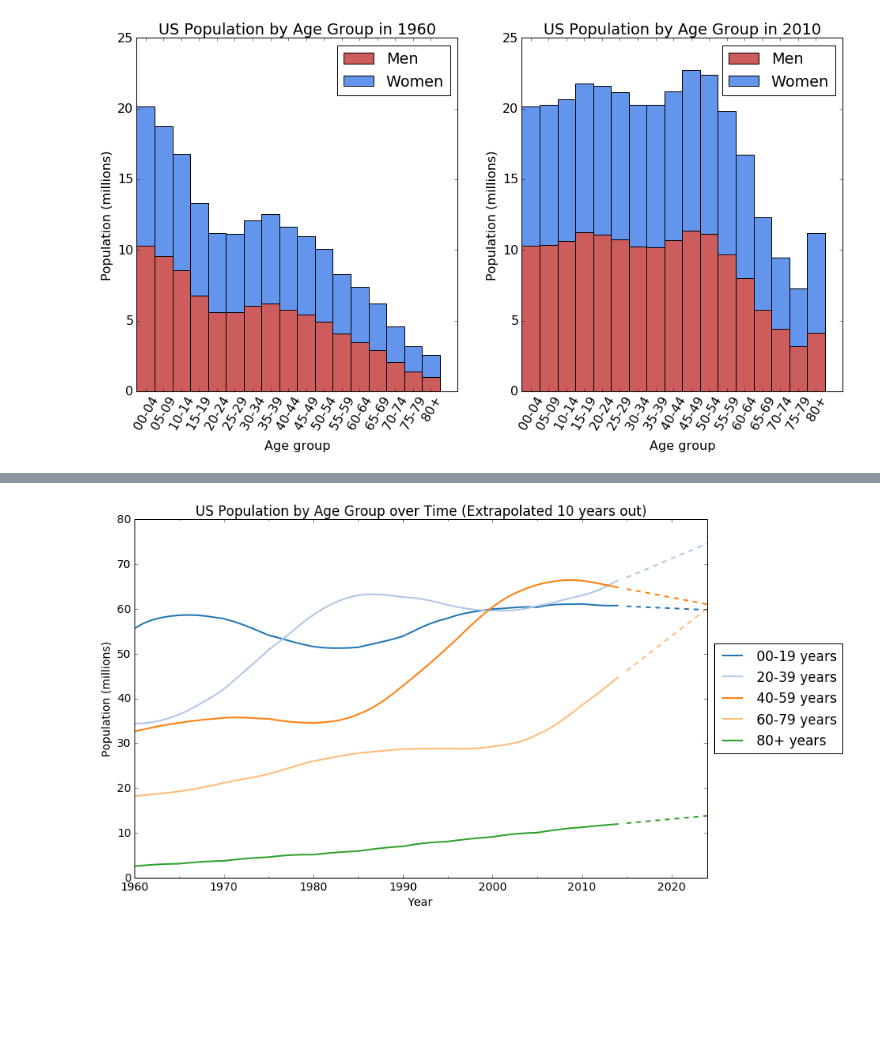
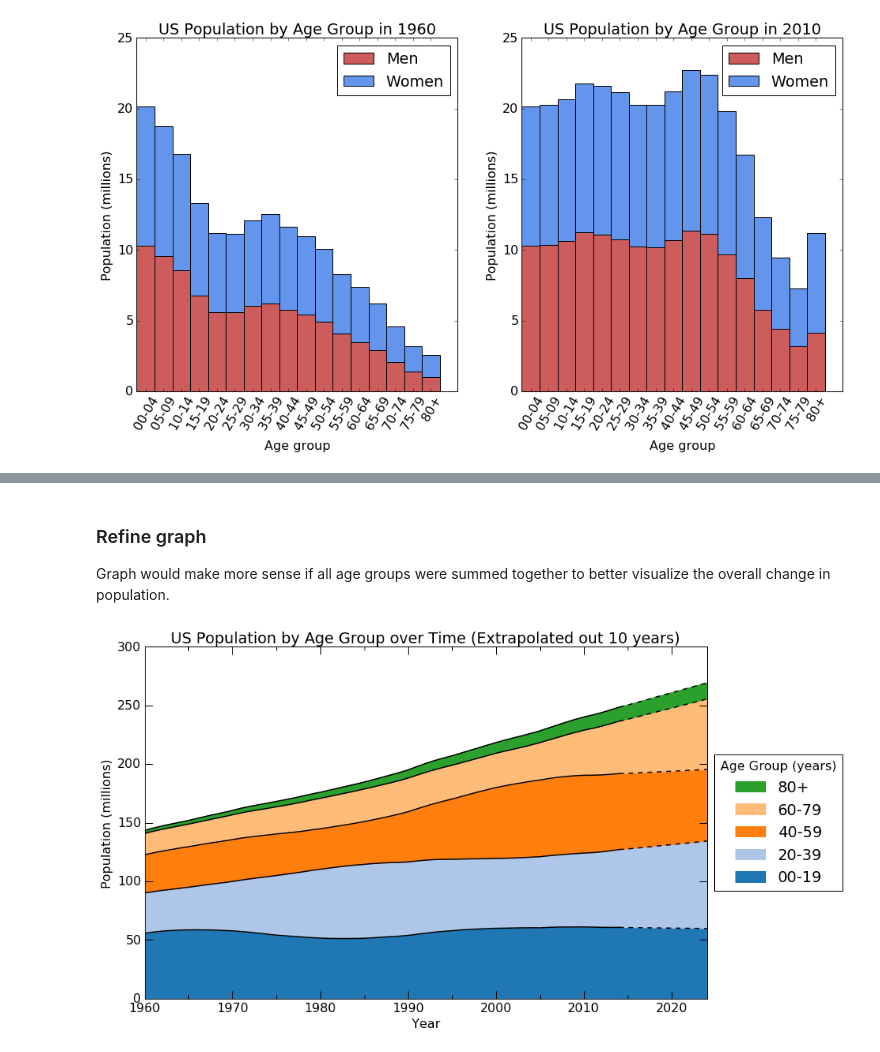
Before and after one commit to dbricare/datainc, a Jupyter notebook: agingdata.ipynb, the cells around one changed output, grey strips where cells are left out. Cells and saved outputs as stored; diff of their text form; code cells hidden in the pictures; blank space fills up the shorter version.

```diff
--- a/agingdata.ipynb
+++ b/agingdata.ipynb
@@ -140,12 +119,12 @@ poplbls = sorted(list(set([p.split(s,1)[1] for s in dftot['Indicator Name'].toli
 dftot = dftot.set_index('Indicator Name')
 dfcomb = dftot[:int(dftot.shape[0]/2)] + dftot[int(dftot.shape[0]/2):]
 # %%
-# A bit messy so combine age groups, 17 down to 5
+# A bit more age groups than necessary, visualization will be difficult, drop 17 to 5
 dfsum = pd.DataFrame(columns=dfcomb.columns, index=['00-19','20-39','40-59','60-79','80+'])
 for i in range(dfcomb.shape[0]//4):
     dfsum.ix[i] = dfcomb[i*4:4*(i+1)-1].sum(axis=0).astype(int)
 dfsum.ix[-1] = dfcomb.ix[-1].astype(int)
-
+dfsum.index.name='Age Group'
 dfsum
 # %% [output]
 |  | 1960 | 1961 | 1962 | 1963 | 1964 | 1965 | 1966 | 1967 | 1968 | 1969 | ... | ... |
@@ -196,12 +179,0 @@ plt.show()
-# %%
-# Quick extrapolation over next 10 years by fitting linear trendline to previous 5 years
-
-xx = [2010,2011,2012,2013,2014]
-xnew = np.arange(2015,2025,1)
-ynew = np.zeros((dfsum.shape[0],len(xnew)))
-for i in range(dfsum.shape[0]):
-    p = np.polyfit(xx,dfsum.ix[i][-5:],1)
-    ynew[i,:] = np.polyval(p,xnew)
-dftrend = pd.DataFrame(ynew.astype(int), columns=[str(i) for i in xnew], index=dfsum.index.values.tolist())
-dfextrap = pd.concat((dfsum, dftrend), axis=1)
-dfextrap
@@ -216,29 +180,51 @@ dfextrap
+# %% [markdown]
+### Refine graph
+
+Graph would make more sense if all age groups were summed together to better visualize the overall change in population.
 # %%
 # Add this information to previous graph
 
-yrtrends = [str(i) for i in xnew]
-yextrap = dfextrap[yrtrends]/1e6
+import matplotlib.patches as mpatches
 
-plt.rc('font', size='14')
+yrtrends = np.arange(2014,2025)
+idxtrend = [str(i) for i in yrtrends]
+yextrap = dfextrap[idxtrend]/1e6
+
+plt.rc('font', size=16)
 
 # with plt.style.context(('ggplot')):
 fig, ax = plt.subplots(1, figsize=(16,8))
+
+patches=[]
+
 for i in range(n):
-    plt.plot(years, yy.ix[i], color=colorseq[i], label=lbls[i], lw=2)
-for i in range(n):
-    plt.plot(yrtrends, yextrap.ix[i], color=colorseq[i], label=lbls[i], lw=2, ls='--')
-# ax.set_xticklabels(years) #, rotation=60)
+    if i==0:
+        ysum = yy.ix[0]
+        plt.fill_between(years,ysum,color=colorseq[i])
+        ytsum = yextrap.ix[0]
+        plt.fill_between(yrtrends,ytsum,color=colorseq[i])
+    else:
+        ysum = ysum + yy.ix[i]
+        plt.fill_between(years,ysum,ysum-yy.ix[i],color=colorseq[i])
+        ytsum = ytsum + yextrap.ix[i]
+        plt.fill_between(yrtrends,ytsum,ytsum-yextrap.ix[i],color=colorseq[i])
+    plt.plot(years, ysum, color='k', lw=1.5)
+    plt.plot(yrtrends, ytsum, color='k', lw=1.5, ls='--')
+    patches.append(mpatches.Patch(color=colorseq[n-1-i], label=lbls[n-1-i]))
+#     plt.axvline(2014,color='k',lw=1,ls='--')
 ax.set_xlabel('Year')
 ax.set_ylabel('Population (millions)')
-ax.set_title('US Population by Age Group over Time (Extrapolated 10 years out)')
-ax.set_xlim(years[0],int(yrtrends[-1]))
+ax.set_title('US Population by Age Group over Time (Extrapolated out 10 years)')
+ax.set_xlim(years[0],yrtrends[-1])
 ax.xaxis.set_minor_locator(AutoMinorLocator(2))
+ax.tick_params('both', length=10, width=1, which='major')
+ax.tick_params('both', length=5, width=1, which='minor')
 
 # Shrink current axis by 20% and place legend outside
 box = ax.get_position()
 ax.set_position([box.x0, box.y0, box.width * 0.8, box.height])
-ax.legend([s+' years' for s in lbls],bbox_to_anchor=(1,0.5),loc='center left')
+ax.legend(handles=patches, bbox_to_anchor=(1,0.5),loc='center left', title=dfsum.index.name+' (years)')
 
 plt.show()
 # %% [output]
-[figure, old version]
+[figure, new version]
```
Also changed, not shown: parts of 13 cells of this notebook, 2 other files.
